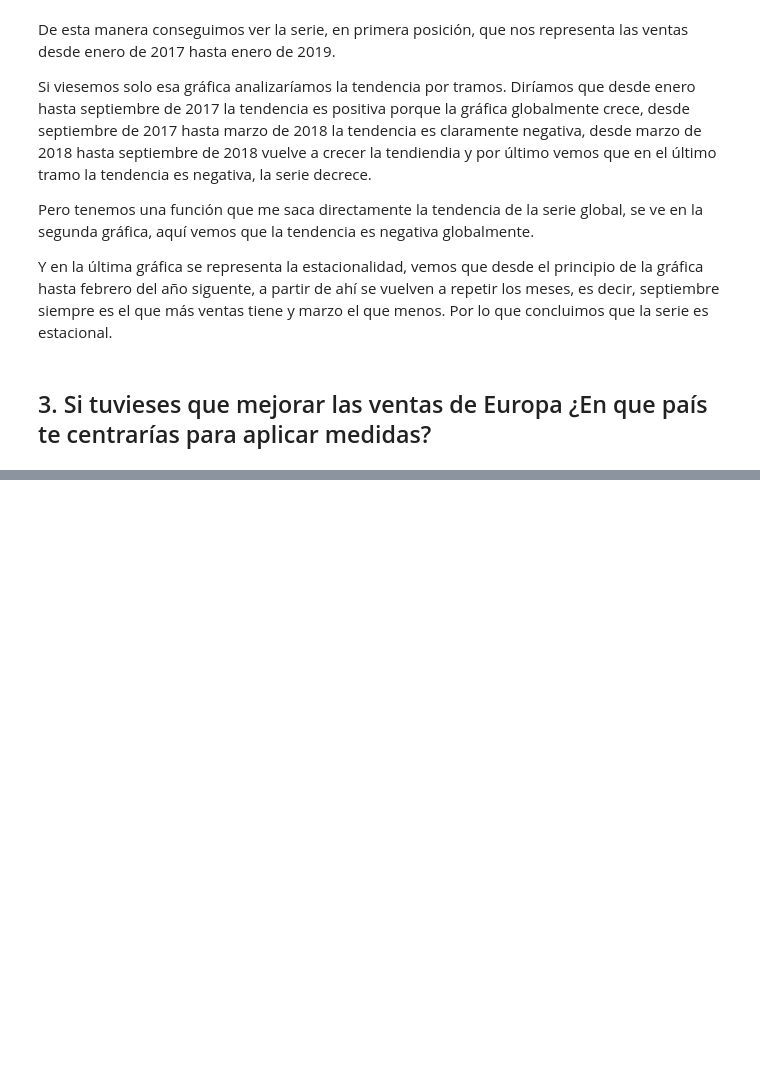
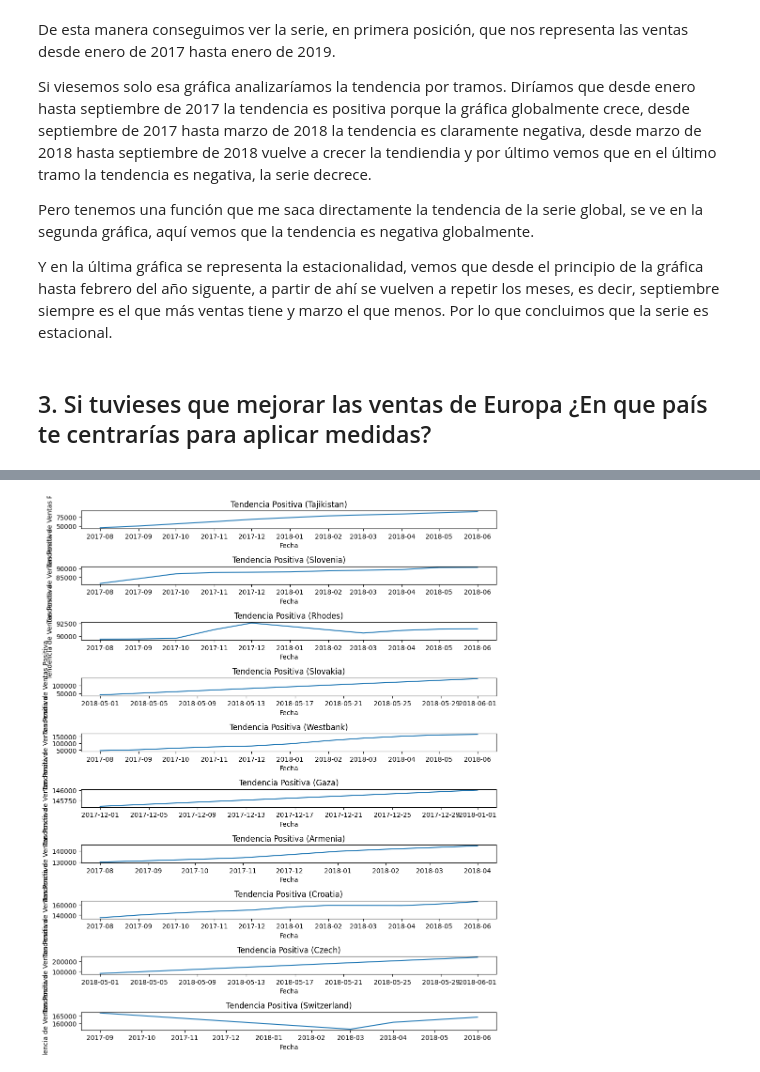
Before and after one commit to patriciamediavilla/L1P2, a Jupyter notebook: visualizaciondedatos.ipynb, the cells around one changed output, grey strips where cells are left out. Drawn from its saved outputs; the diff is of its cells as text; code cells hidden in the pictures; blank space fills up the shorter version.

```diff
--- a/visualizaciondedatos.ipynb
+++ b/visualizaciondedatos.ipynb
@@ -437,19 +389,36 @@ ventas_por_pais_mes
-# %%
-meses = [str(m) for m in ventas_por_pais_mes.columns]
-
-# Crear una gráfica independiente para la tendencia de ventas por país
-for pais in ventas_por_pais_mes.index:
-    plt.figure(figsize=(8, 4))  # Tamaño de la figura
-    ventas = ventas_por_pais_mes.loc[pais].dropna()
-
-    # Realiza un análisis de descomposición de la serie de tiempo para cada país
-    frecuencia = 12
-    descomposicion = seasonal_decompose(ventas, model='additive', period=frecuencia)
-
-    # Trazar la tendencia para cada país
-    plt.plot(meses[:len(descomposicion.trend)], descomposicion.trend)
-
-    plt.title(f'Tendencia de Ventas Mensuales ({pais})')
-    plt.xlabel('Mes')
-    plt.ylabel('Tendencia de Ventas')
-    plt.show()
+# %%
+# Asegurémonos de que 'DATE' sea de tipo datetime
+df['DATE'] = pd.to_datetime(df['DATE'])
+
+# Calcular las ventas mensuales por país
+ventas_por_pais_mes = df.groupby(['DATE', 'CNTRY'])['AMT'].sum().unstack()
+
+# Filtrar los 10 países con menos ventas
+paises_menos_ventas = ventas_por_pais_mes.sum().nsmallest(10).index
+
+# Realizar un análisis de descomposición de la serie de tiempo para cada país
+fig, axs = plt.subplots(len(paises_menos_ventas), figsize=(10, 12))
+
+for i, pais in enumerate(paises_menos_ventas):
+    ventas_pais = ventas_por_pais_mes[pais].fillna(0)
+
+    # Realizar el análisis de descomposición
+    descomposicion = seasonal_decompose(ventas_pais, model='additive')
+
+    # Calcula la pendiente de la tendencia
+    tendencia = descomposicion.trend
+    diferencias = tendencia - tendencia.shift(1)
+
+    # Filtra las tendencias positivas
+    tendencias_positivas = tendencia[diferencias > 0]
+
+    # Grafica la tendencia positiva
+    axs[i].plot(tendencias_positivas)
+    axs[i].set_title(f'Tendencia Positiva ({pais})')
+    axs[i].set_xlabel('Fecha')
+    axs[i].set_ylabel('Tendencia de Ventas Positiva')
+
+plt.tight_layout()
+plt.show()
+# %% [output]
+[figure, added]
```
Also changed, not shown: parts of 10 cells of this notebook.
